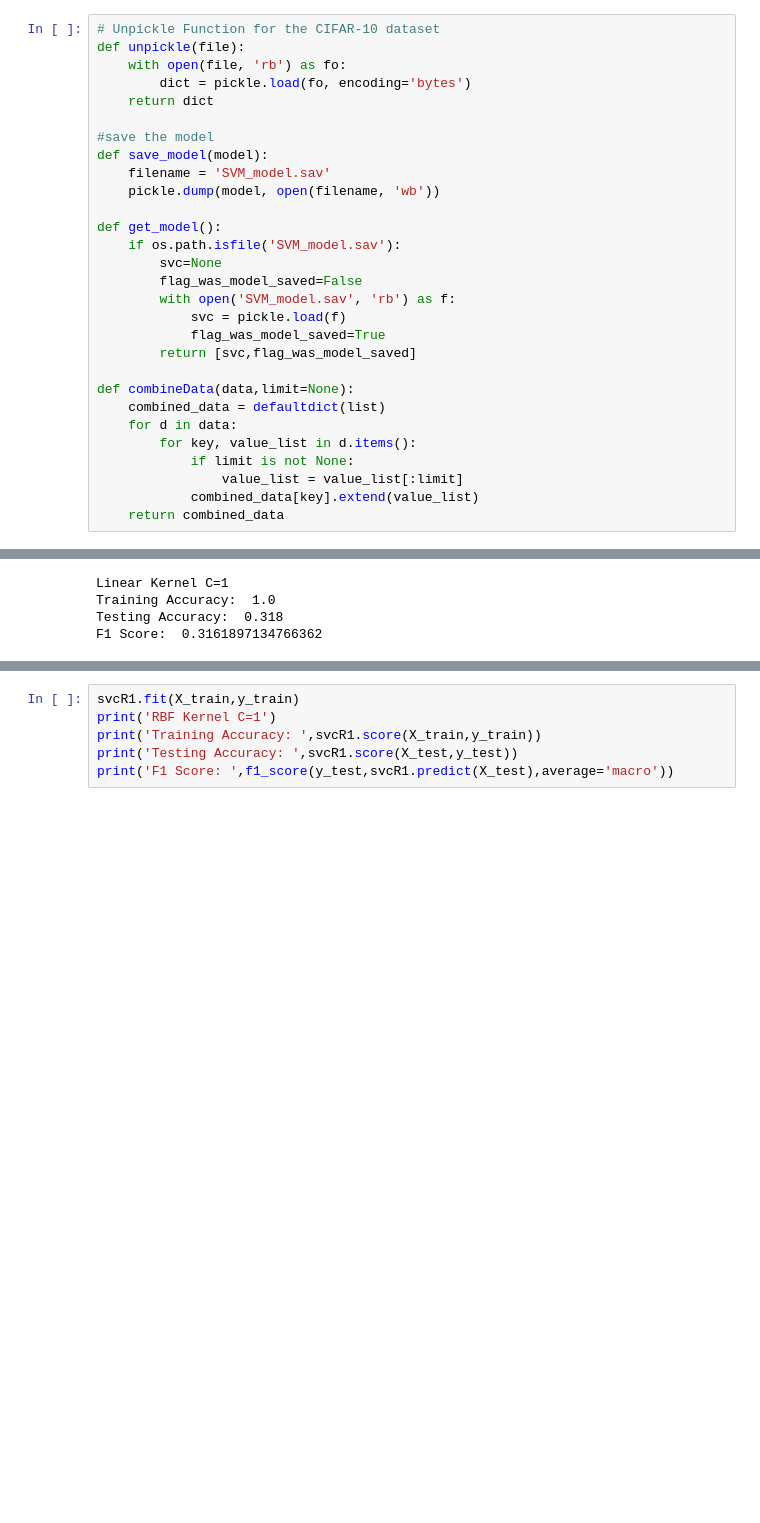
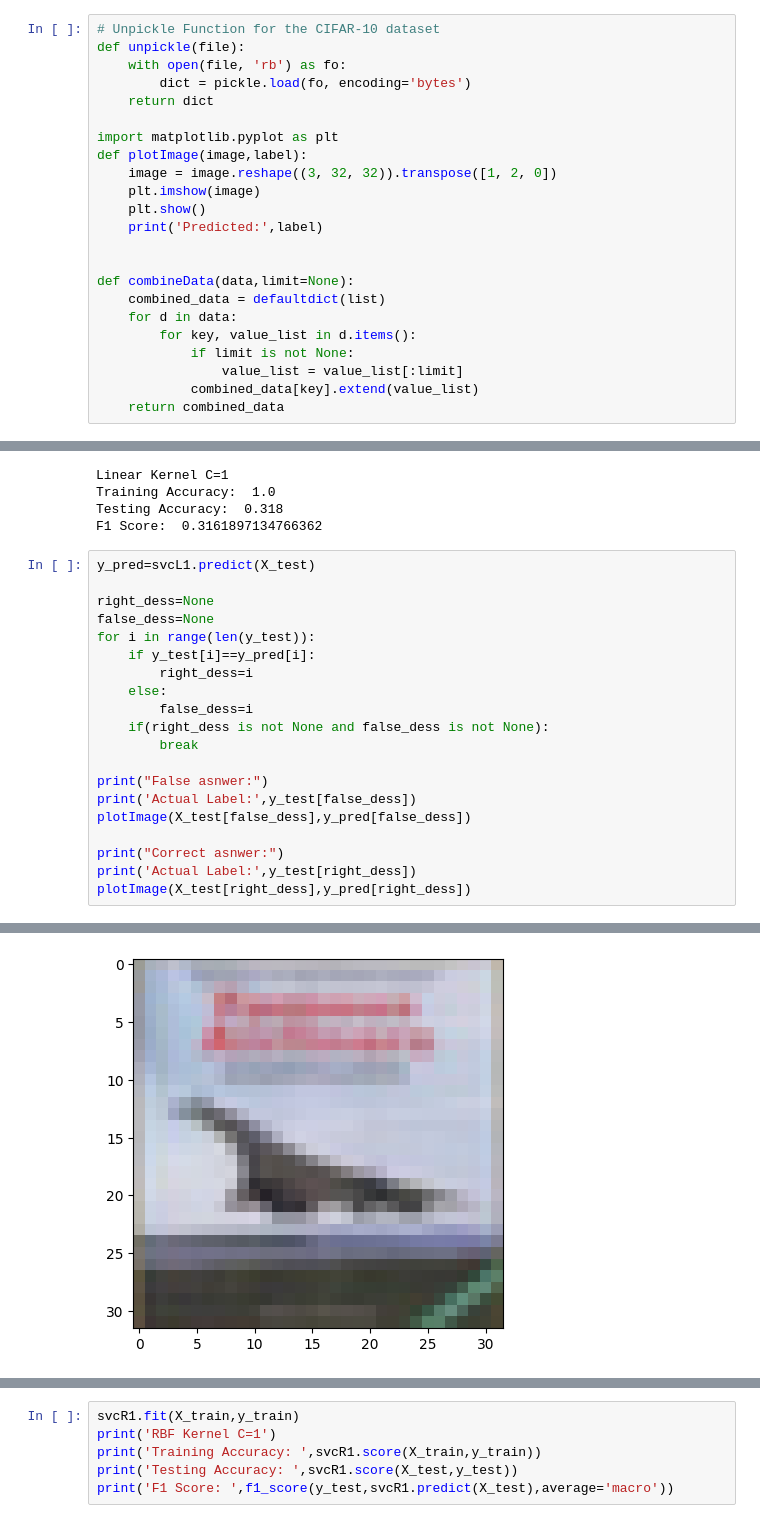
Before and after one commit to Vasilispapg/NN-SVMs, a Jupyter notebook: SVMs/Ex2.ipynb, the cells around one changed output, grey strips where cells are left out. Saved outputs shown, nothing was run; the diff lists cells and outputs as text; blank space fills up the shorter version.

```diff
--- a/SVMs/Ex2.ipynb
+++ b/SVMs/Ex2.ipynb
@@ -20,19 +20,13 @@ def unpickle(file):
         dict = pickle.load(fo, encoding='bytes')
     return dict
 
-#save the model
-def save_model(model):
-    filename = 'SVM_model.sav'
-    pickle.dump(model, open(filename, 'wb'))
+import matplotlib.pyplot as plt
+def plotImage(image,label):
+    image = image.reshape((3, 32, 32)).transpose([1, 2, 0])
+    plt.imshow(image)
+    plt.show()
+    print('Predicted:',label)
 
-def get_model():
-    if os.path.isfile('SVM_model.sav'):
-        svc=None
-        flag_was_model_saved=False
-        with open('SVM_model.sav', 'rb') as f:
-            svc = pickle.load(f)
-            flag_was_model_saved=True
-        return [svc,flag_was_model_saved]
 
 def combineData(data,limit=None):
     combined_data = defaultdict(list)
@@ -99,3 +93,24 @@ Linear Kernel C=1
 Training Accuracy:  1.0
 Testing Accuracy:  0.318
 F1 Score:  0.3161897134766362
+# %%
+y_pred=svcL1.predict(X_test)
+
+right_dess=None
+false_dess=None
+for i in range(len(y_test)):
+    if y_test[i]==y_pred[i]:
+        right_dess=i
+    else:
+        false_dess=i
+    if(right_dess is not None and false_dess is not None):
+        break
+
+print("False asnwer:")
+print('Actual Label:',y_test[false_dess])
+plotImage(X_test[false_dess],y_pred[false_dess])
+
+print("Correct asnwer:")
+print('Actual Label:',y_test[right_dess])
+plotImage(X_test[right_dess],y_pred[right_dess])
+# %% [output]
@@ -101,0 +119 @@ F1 Score:  0.3161897134766362
+[figure, added]
```
Also changed, not shown: parts of 7 cells of this notebook, 13 other files.
